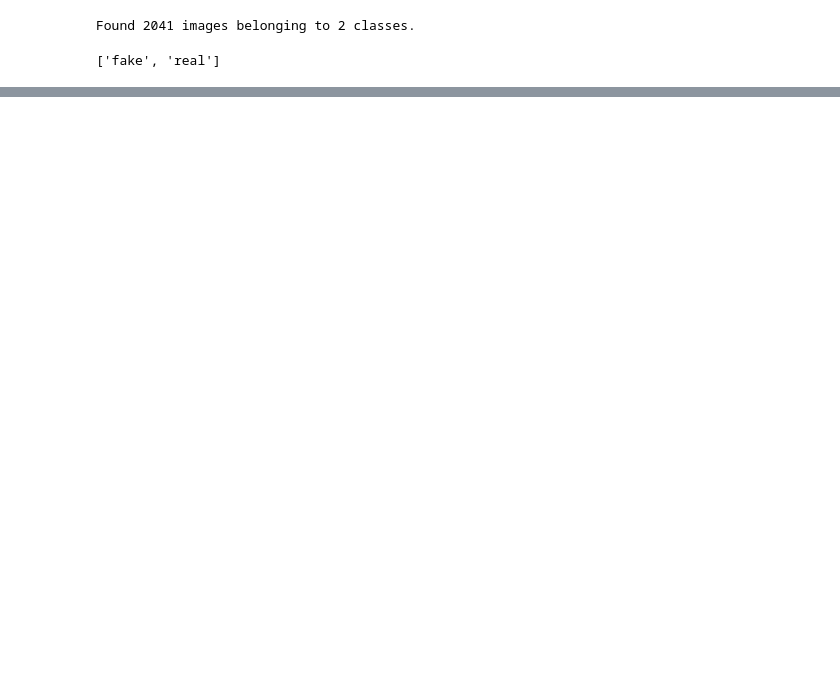
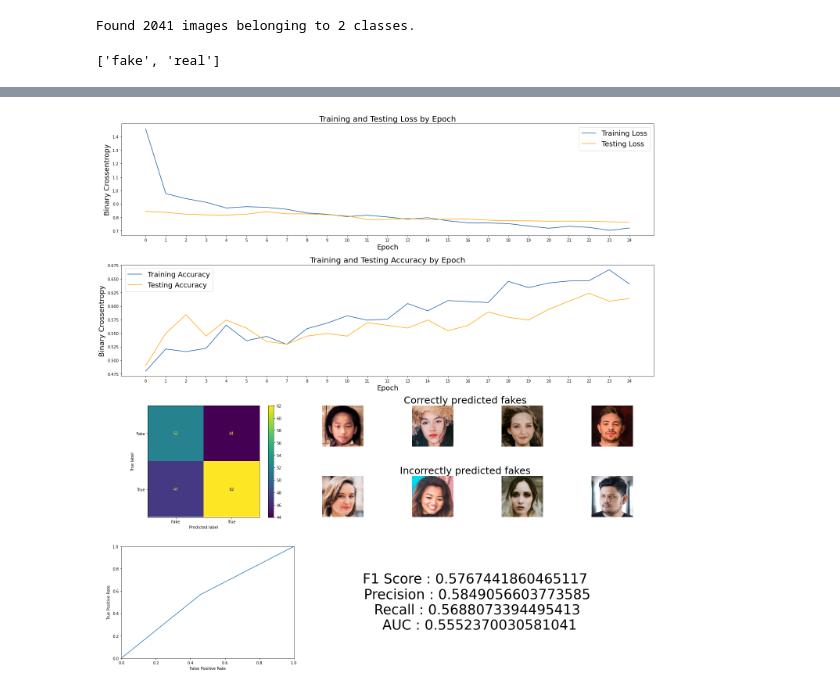
Before and after one commit to dagross/capstone, a Jupyter notebook: code/02_modeling.ipynb, the cells around one changed output, grey strips where cells are left out. Saved outputs shown, nothing was run; the diff lists cells and outputs as text; code cells hidden in the pictures; blank space fills up the shorter version.

```diff
--- a/code/02_modeling.ipynb
+++ b/code/02_modeling.ipynb
@@ -469,0 +366,3 @@ val_class_groups.plot.barh();
+# %%
+X_150,y_150,class_labels=Universal().get_images(size=150)
+class_labels
@@ -469,0 +372,4 @@ val_class_groups.plot.barh();
+# %%
+X_train_temp_150,X_test_150,y_train_temp_150,y_test_150=train_test_split(X_150,y_150,random_state=42,stratify=y_150,test_size=0.1)
+X_train_150,X_val_150,y_train_150,y_val_150=train_test_split(X_train_temp_150,y_train_temp_150,random_state=42,stratify=y_train_temp_150,test_size=0.11)
+X_train_150.shape,y_train_150.shape,X_val_150.shape,y_val_150.shape, X_test_150.shape,y_test_150.shape
@@ -469,0 +383,22 @@ val_class_groups.plot.barh();
+# %%
+model_custom=Sequential()
+model_custom.add(Conv2D(filters=8, kernel_size=(3, 3), padding='same', activation = 'relu',use_bias=True,input_shape = (150, 150, 3)))
+model_custom.add(BatchNormalization())
+model_custom.add(MaxPooling2D(pool_size=(2, 2), padding='same'))
+model_custom.add(Conv2D(8, (5, 5), padding='same', activation = 'relu',use_bias=True))
+model_custom.add(BatchNormalization())
+model_custom.add(MaxPooling2D(pool_size=(2, 2), padding='same'))
+model_custom.add(Conv2D(16, (5, 5), padding='same', activation = 'relu',use_bias=True))
+model_custom.add(BatchNormalization())
+model_custom.add(MaxPooling2D(pool_size=(2, 2), padding='same'))
+model_custom.add(Conv2D(16, (5, 5), padding='same', activation = 'relu',use_bias=True))
+model_custom.add(BatchNormalization())
+model_custom.add(MaxPooling2D(pool_size=(4, 4), padding='same'))
+model_custom.add(Flatten())
+model_custom.add(Dropout(0.5))
+model_custom.add(Dense(16,kernel_regularizer =tf.keras.regularizers.l2(l=0.005)))
+model_custom.add(LeakyReLU(alpha=0.1))
+model_custom.add(Dropout(0.5))
+model_custom.add(Dense(1, activation = 'sigmoid'))
+model_custom.compile(loss = 'binary_crossentropy', optimizer = 'adam', metrics = ['acc'])
+history_custom=model_custom.fit(X_train_150, y_train_150, batch_size = 128, epochs = 25, verbose = 1, validation_data = (X_val_150, y_val_150))
@@ -469,0 +426,3 @@ val_class_groups.plot.barh();
+# %%
+matches_4,mismatches_4, plot=Universal().plot_results_duo(history_custom,model_custom,X_test_150,y_test_150,"custom_model");
+# %% [output]
@@ -469,0 +431 @@ val_class_groups.plot.barh();
+[figure, added]
```
Also changed, not shown: parts of 86 cells of this notebook, 30 other files.
